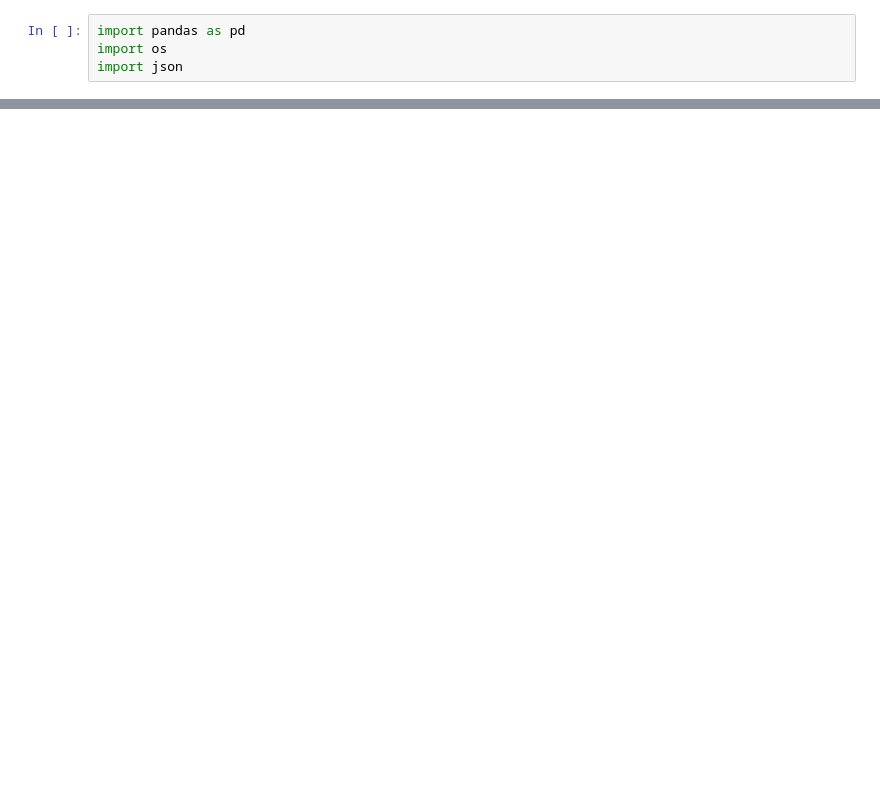
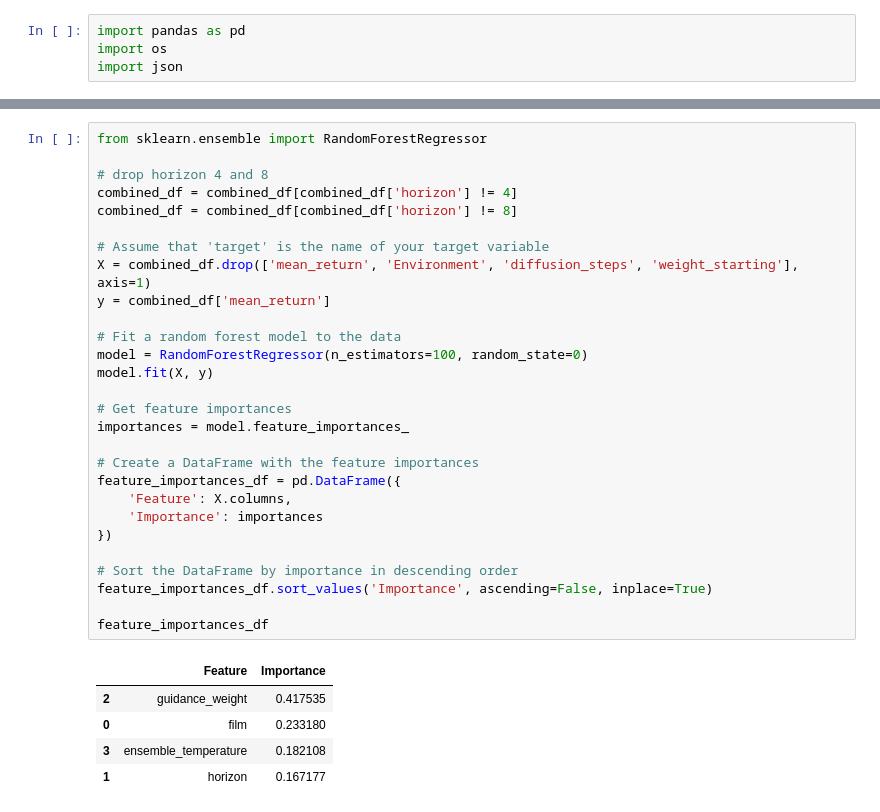
Before and after one commit to JvThunder/diffuser, a Jupyter notebook: scripts/format_results.ipynb, the cells around one changed output, grey strips where cells are left out. Cells and saved outputs as stored; diff of their text form; blank space fills up the shorter version.

```diff
--- a/scripts/format_results.ipynb
+++ b/scripts/format_results.ipynb
@@ -135,0 +198,34 @@ plt.show()
+# %%
+from sklearn.ensemble import RandomForestRegressor
+
+# drop horizon 4 and 8
+combined_df = combined_df[combined_df['horizon'] != 4]
+combined_df = combined_df[combined_df['horizon'] != 8]
+
+# Assume that 'target' is the name of your target variable
+X = combined_df.drop(['mean_return', 'Environment', 'diffusion_steps', 'weight_starting'], axis=1)
+y = combined_df['mean_return']
+
+# Fit a random forest model to the data
+model = RandomForestRegressor(n_estimators=100, random_state=0)
+model.fit(X, y)
+
+# Get feature importances
+importances = model.feature_importances_
+
+# Create a DataFrame with the feature importances
+feature_importances_df = pd.DataFrame({
+    'Feature': X.columns,
+    'Importance': importances
+})
+
+# Sort the DataFrame by importance in descending order
+feature_importances_df.sort_values('Importance', ascending=False, inplace=True)
+
+feature_importances_df
+# %% [output]
+|  | Feature | Importance |
+| 2 | guidance_weight | 0.417535 |
+| 0 | film | 0.233180 |
+| 3 | ensemble_temperature | 0.182108 |
+| 1 | horizon | 0.167177 |
```
Also changed, not shown: parts of 18 cells of this notebook, 8 other files.
